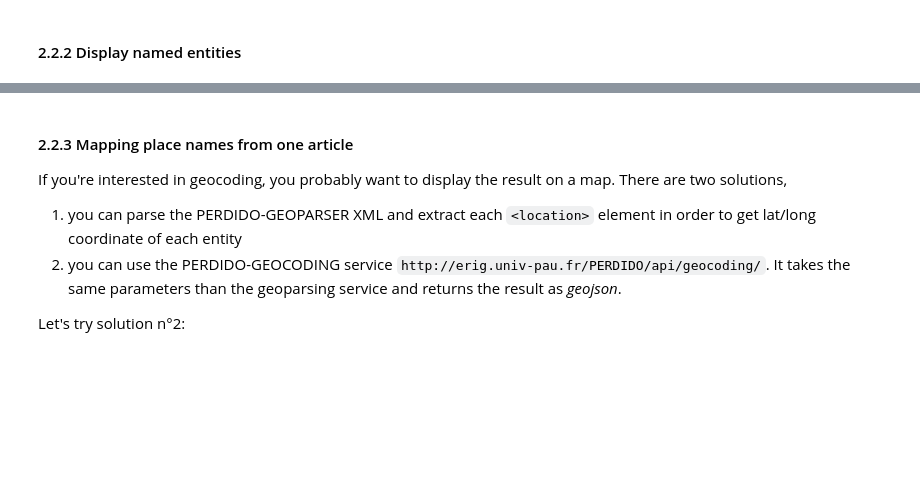
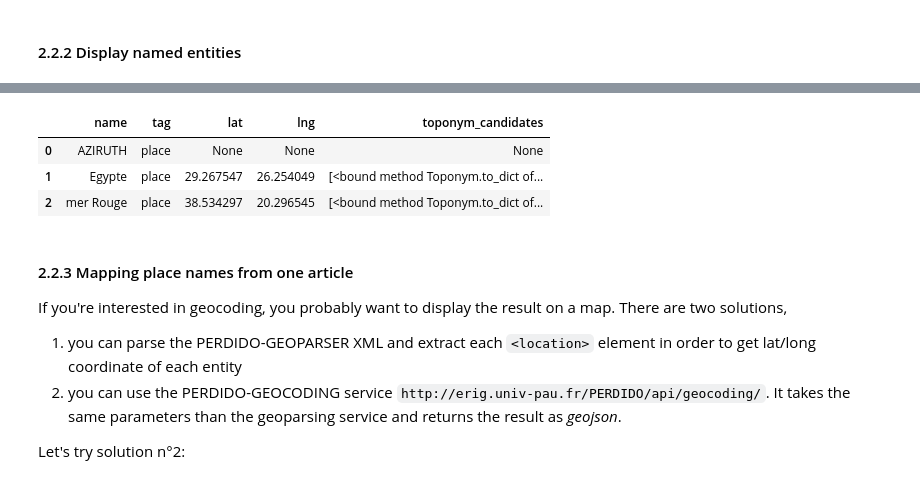
Before and after one commit to ludovicmoncla/SunoikisisDC-Summer2022-Session9, a Jupyter notebook: GeoparsingEncyclopedie.ipynb, the cells around one changed output, grey strips where cells are left out. Cells and saved outputs as stored; diff of their text form; code cells hidden in the pictures; blank space fills up the shorter version.

```diff
--- a/GeoparsingEncyclopedie.ipynb
+++ b/GeoparsingEncyclopedie.ipynb
@@ -231,3 +249,11 @@ displacy.render(doc.to_displacy(), style="ent", jupyter=True) # shows the PERDID
+# %%
+df_ne = doc.to_dataframe()
+df_ne.head()
+# %% [output]
+|  | name | tag | lat | lng | toponym_candidates |
+| 0 | AZIRUTH | place | None | None | None |
+| 1 | Egypte | place | 29.267547 | 26.254049 | [<bound method Toponym.to_dict of... |
+| 2 | mer Rouge | place | 38.534297 | 20.296545 | [<bound method Toponym.to_dict of... |
 # %% [markdown]
 #### 2.2.3 Mapping place names from one article
 
```
Also changed, not shown: parts of 5 cells of this notebook.
